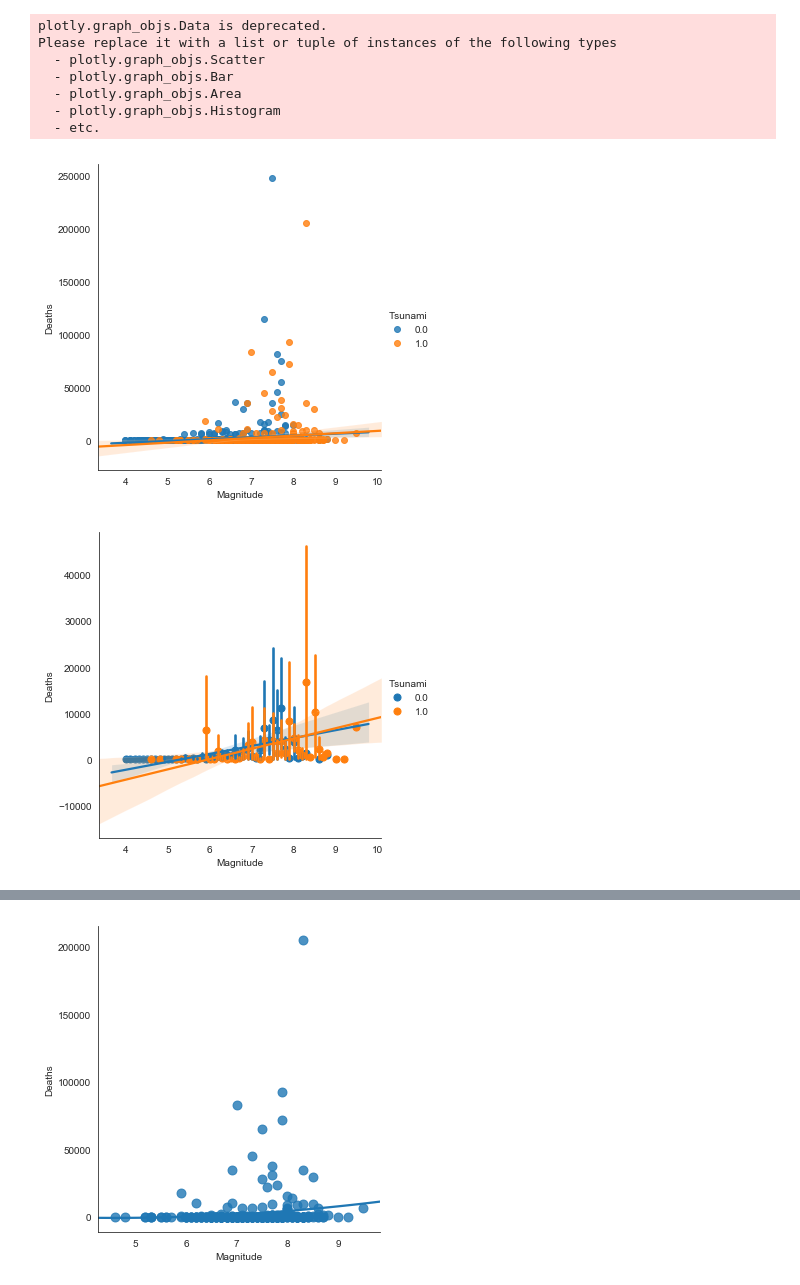
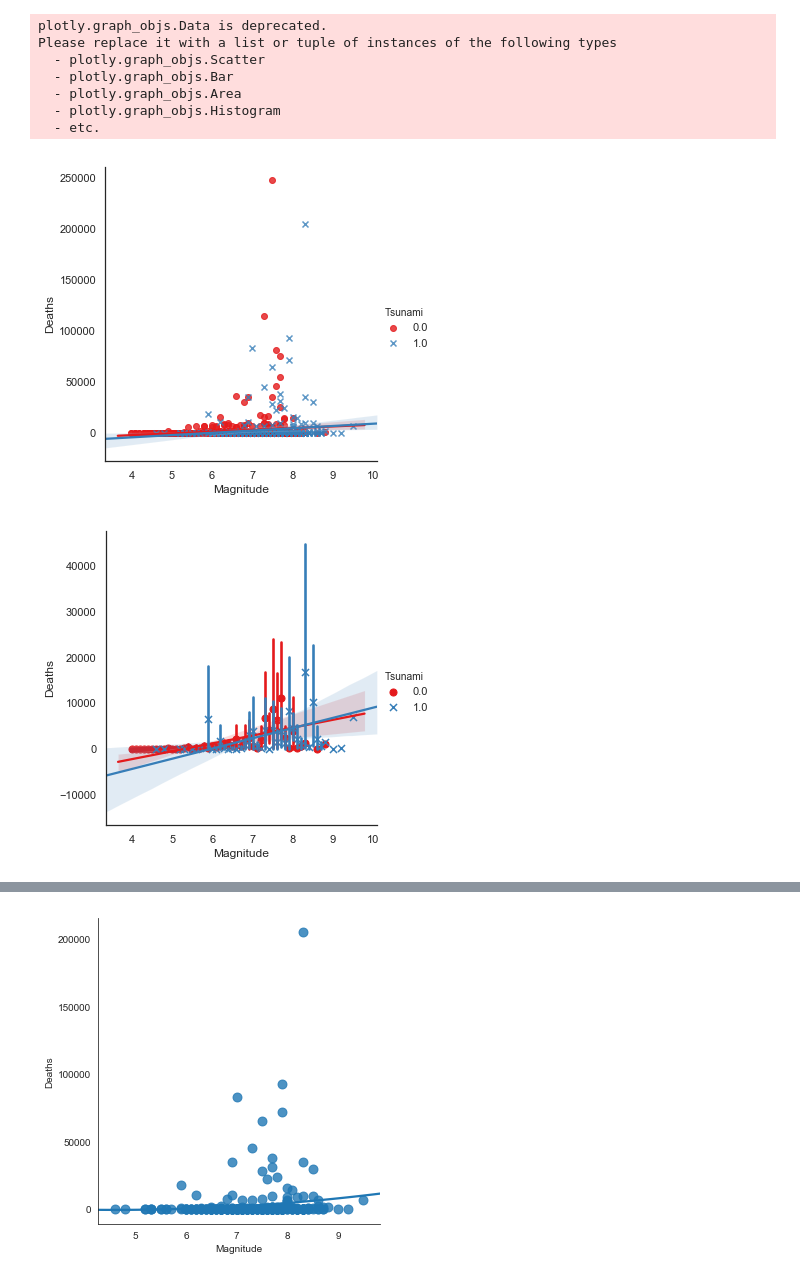
Before and after one commit to labs13-quake-viewer/ds-notebooks, a Jupyter notebook: Plots.ipynb, the cells around one changed output, grey strips where cells are left out. Saved outputs shown, nothing was run; the diff lists cells and outputs as text; code cells hidden in the pictures.

```diff
--- a/Plots.ipynb
+++ b/Plots.ipynb
@@ -435,15 +435,15 @@ Please replace it with a list or tuple of instances of the following types
 # %%
 # Looking for a relationship between Magnitude and Deaths as related to Tsunamis
 
-sns.lmplot(x="Magnitude", y="Deaths", hue = 'Tsunami', data=damage);
+sns.lmplot(x="Magnitude", y="Deaths", hue = 'Tsunami', data=damage, markers=["o", "x"], palette="Set1");
 # %% [output]
-[figure, old version]
+[figure, new version]
 # %%
 # Showing the same graph as above with a mean at each magnitude shown
 
-sns.lmplot(x="Magnitude", y="Deaths", hue = 'Tsunami', data=damage, x_estimator=np.mean);
+sns.lmplot(x="Magnitude", y="Deaths", hue = 'Tsunami', data=damage, x_estimator=np.mean, markers=["o", "x"], palette="Set1");
 # %% [output]
-[figure, old version]
+[figure, new version]
 # %%
 # Relationship between Magnitude and Deaths as related to Tsunamis with a magnitude over 7
 
```
Also changed, not shown: parts of 10 cells of this notebook.
